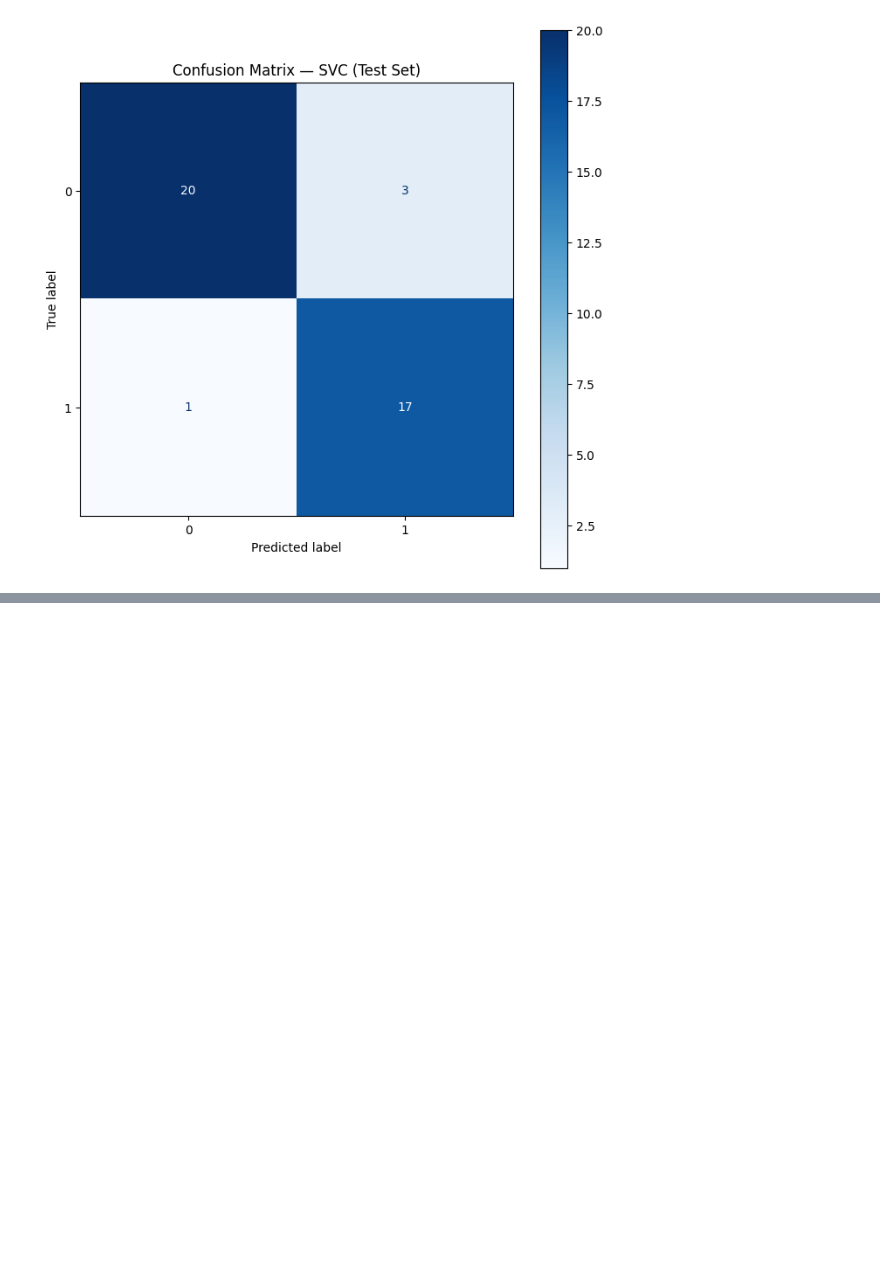
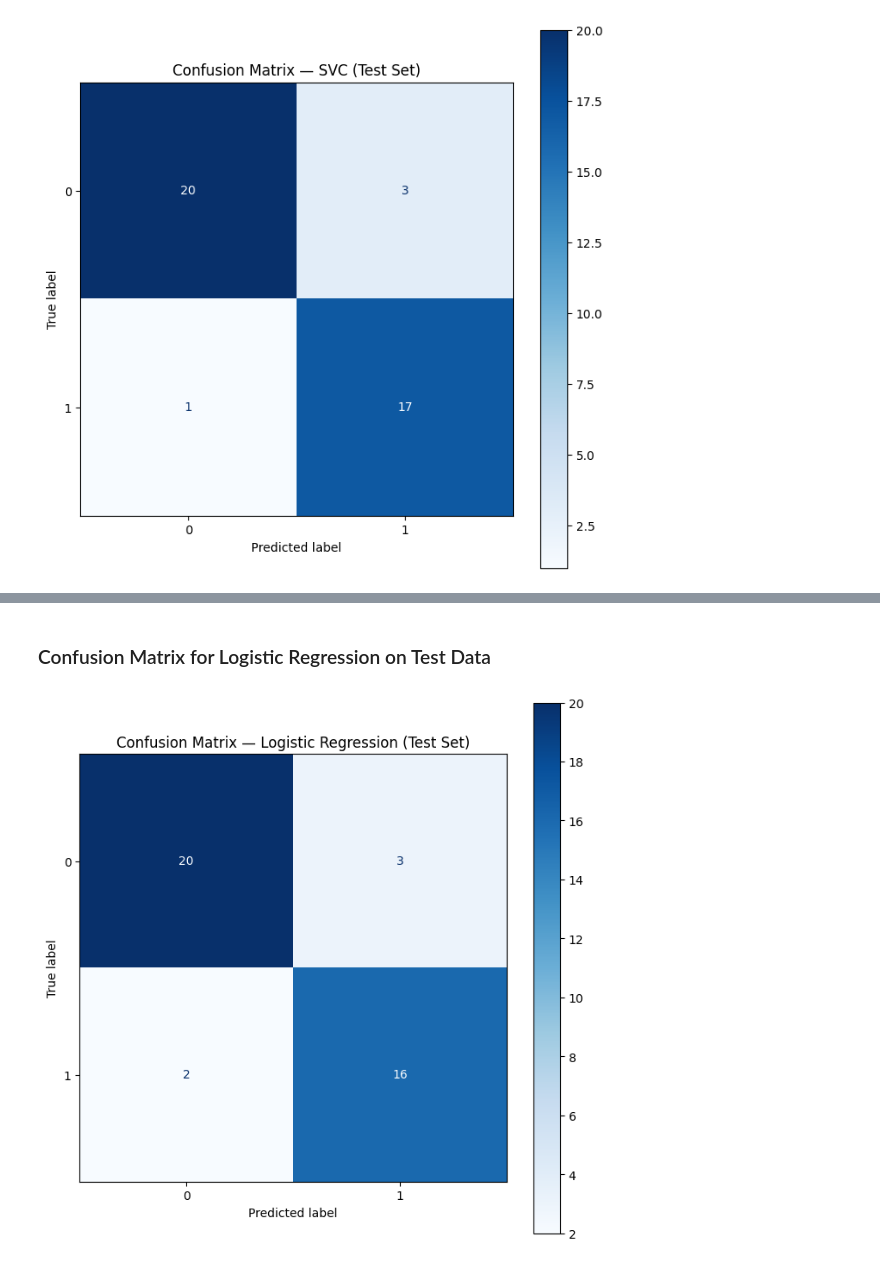
Before and after one commit to Melchizedek-Madaki/codealpha_tasks, a Jupyter notebook: Codealpha_HeartDiseasePrediction/Heart_Disease_Prediction.ipynb, the cells around one changed output, grey strips where cells are left out. Saved outputs shown, nothing was run; the diff lists cells and outputs as text; code cells hidden in the pictures; blank space fills up the shorter version.

Commit message:
Finding the best model.

```diff
--- a/Codealpha_HeartDiseasePrediction/Heart_Disease_Prediction.ipynb
+++ b/Codealpha_HeartDiseasePrediction/Heart_Disease_Prediction.ipynb
@@ -762,0 +767,17 @@ plt.show()
+# %%
+# Get predictions from the fitted Logistic Regression model on the test data
+y_pred_test_log = fitted_log.predict(X_test_final)
+
+# Calculate evaluation metrics for Logistic Regression on the test set
+test_accuracy_log = accuracy_score(y_test, y_pred_test_log)
+test_precision_log = precision_score(y_test, y_pred_test_log, average='macro')
+test_recall_log = recall_score(y_test, y_pred_test_log, average='macro')
+test_f1_log = f1_score(y_test, y_pred_test_log, average='macro')
+
+print(f'Logistic Regression Test Accuracy: {test_accuracy_log:.4f}')
+print(f'Logistic Regression Test Precision (macro): {test_precision_log:.4f}')
+print(f'Logistic Regression Test Recall (macro): {test_recall_log:.4f}')
+print(f'Logistic Regression Test F1 (macro): {test_f1_log:.4f}')
+
+print('\nLogistic Regression Classification Report on Test Data:')
+print(classification_report(y_test, y_pred_test_log))
@@ -762,0 +799,12 @@ plt.show()
+# %% [markdown]
+### Confusion Matrix for Logistic Regression on Test Data
+# %%
+cm_test_log = confusion_matrix(y_test, y_pred_test_log)
+
+fig_log_cm, ax_log_cm = plt.subplots(figsize=(8, 8))
+disp_log_cm = ConfusionMatrixDisplay(confusion_matrix=cm_test_log, display_labels=sorted(y_test.unique()))
+disp_log_cm.plot(ax=ax_log_cm, cmap='Blues', values_format='d')
+plt.title('Confusion Matrix — Logistic Regression (Test Set)')
+plt.show()
+# %% [output]
+[figure, added]
```
Also changed, not shown: parts of 11 cells of this notebook.
